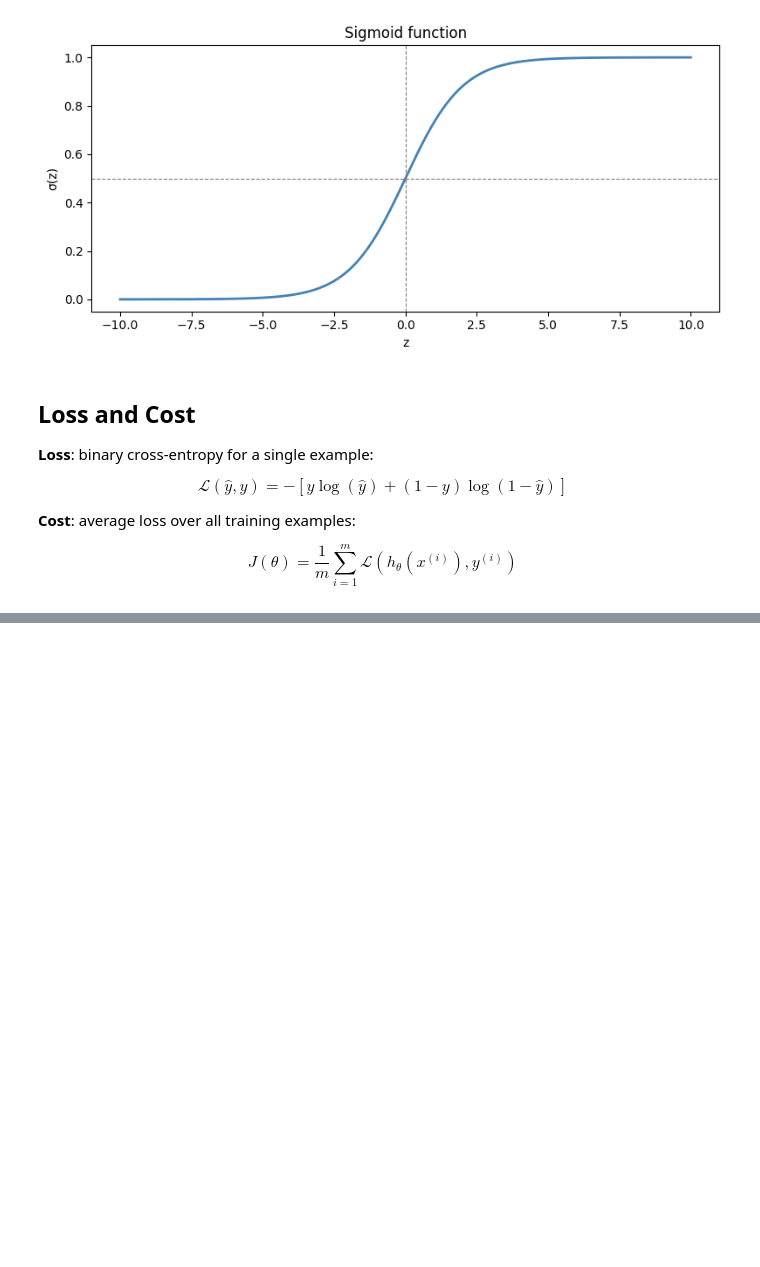
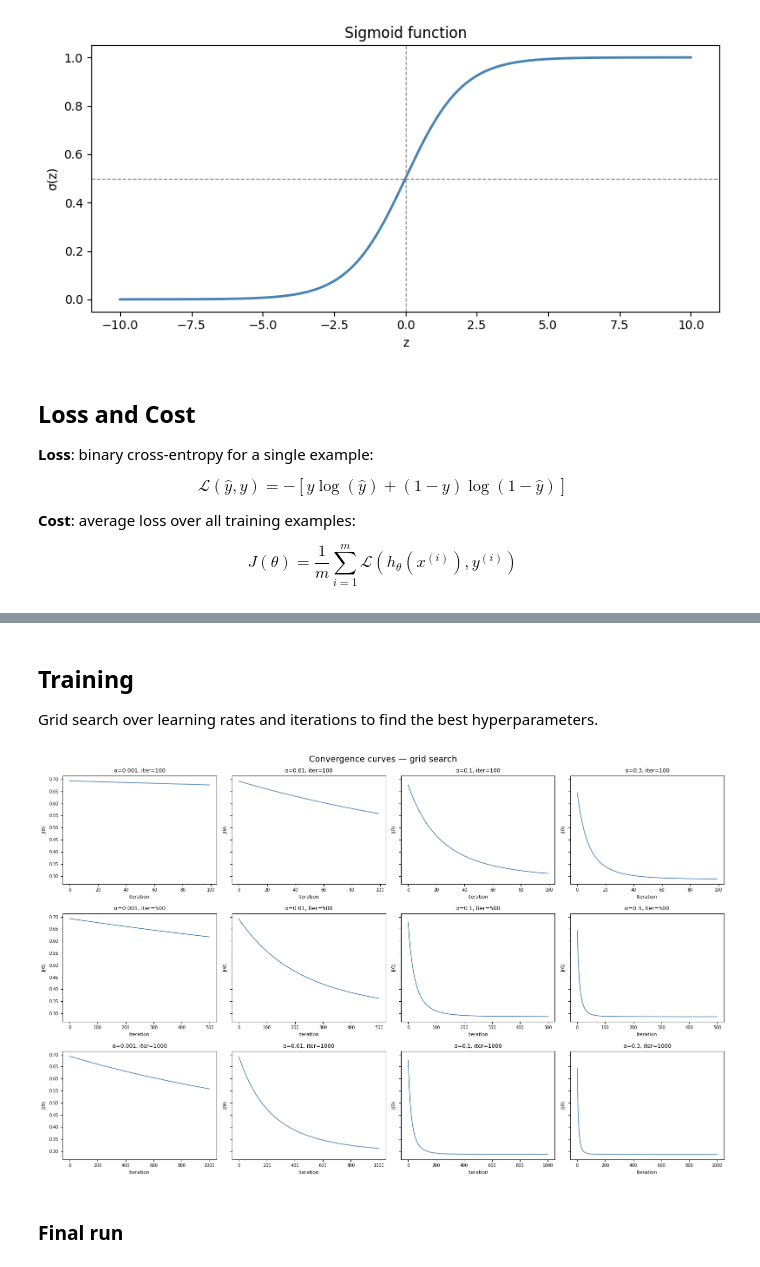
Before and after one commit to FacundoBerthet/CS299-stanford-2018-autumn, a Jupyter notebook: models/03_logistic_regression.ipynb, the cells around one changed output, grey strips where cells are left out. Saved outputs shown, nothing was run; the diff lists cells and outputs as text; code cells hidden in the pictures; blank space fills up the shorter version.

```diff
--- a/models/03_logistic_regression.ipynb
+++ b/models/03_logistic_regression.ipynb
@@ -230,0 +244,46 @@ def cost_function(X, y, theta):
+# %%
+def gradient_descent(X, y, alpha, n_iterations):
+    m = len(y)
+    theta = np.zeros(X.shape[1])
+    cost_history  = []
+    theta_history = [theta.copy()]
+
+    for _ in range(n_iterations):
+        y_hat    = sigmoid(X @ theta)
+        gradient = (1 / m) * X.T @ (y_hat - y)
+        theta    = theta - alpha * gradient
+        cost_history.append(cost_function(X, y, theta))
+        theta_history.append(theta.copy())
+
+    return theta, cost_history, theta_history
+# %% [markdown]
+## Training
+
+Grid search over learning rates and iterations to find the best hyperparameters.
+# %%
+alphas     = [0.001, 0.01, 0.1, 0.3]
+iterations = [100, 500, 1000]
+
+fig, axes = plt.subplots(len(iterations), len(alphas), figsize=(16, 10), sharey="row")
+fig.suptitle("Convergence curves — grid search", fontsize=14)
+
+results = {}
+
+for i, n_iter in enumerate(iterations):
+    for j, alpha in enumerate(alphas):
+        theta, cost_hist, _ = gradient_descent(X_train, y_train, alpha, n_iter)
+        results[(alpha, n_iter)] = {"theta": theta, "final_cost": cost_hist[-1]}
+
+        ax = axes[i][j]
+        ax.plot(cost_hist, color="steelblue", linewidth=1.2)
+        ax.set_title(f"α={alpha}, iter={n_iter}", fontsize=9)
+        ax.set_xlabel("Iteration", fontsize=8)
+        ax.set_ylabel("J(θ)", fontsize=8)
+        ax.tick_params(labelsize=7)
+
+plt.tight_layout()
+plt.show()
+# %% [output]
+[figure, added]
+# %% [markdown]
+### Final run
```
Also changed, not shown: parts of 8 cells of this notebook.
